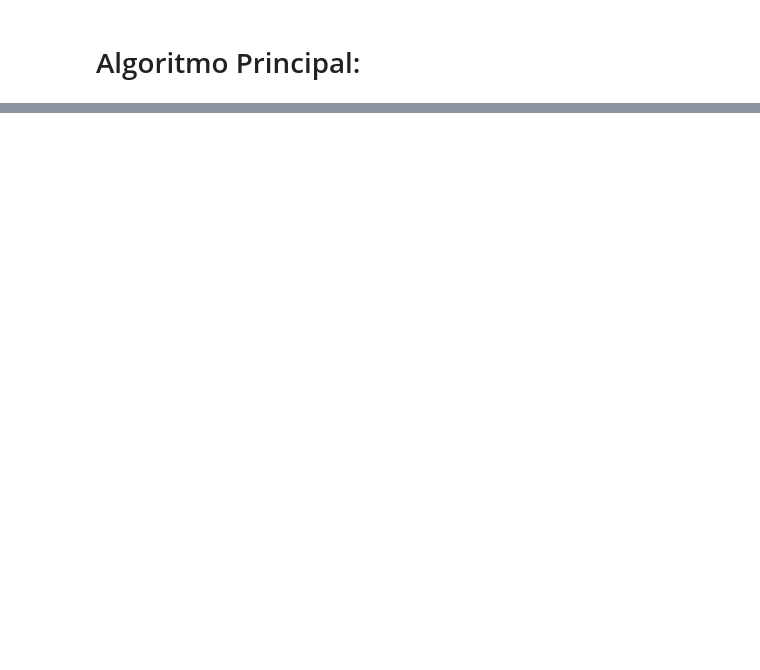
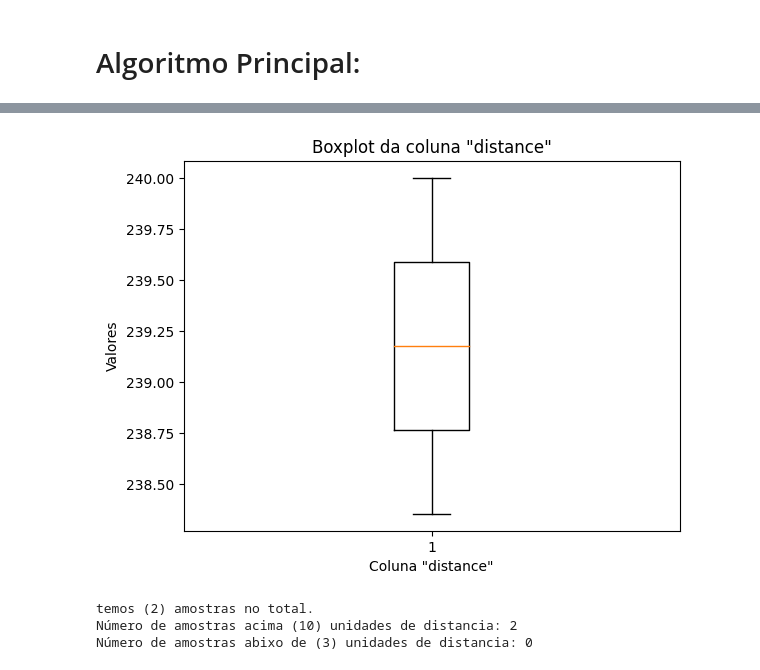
Before and after one commit to Gus-1003/ISD-invention, a Jupyter notebook: Pesquisa/5_Validação_Modularizada.ipynb, the cells around one changed output, grey strips where cells are left out. Drawn from its saved outputs; the diff is of its cells as text; code cells hidden in the pictures; blank space fills up the shorter version.

```diff
--- a/Pesquisa/5_Validação_Modularizada.ipynb
+++ b/Pesquisa/5_Validação_Modularizada.ipynb
@@ -508,0 +417,9 @@ Avanços:
+# %%
+# Dicionário com os dados de todas as imagens
+#dados_gerais = {}
+
+# Chama a função create_dataset_image com o dicionário completo de todas as imagens
+dataset_geral = create_dataset_image(resultados[2])
+
+# Salva o DataFrame em um arquivo CSV
+dataset_geral.to_csv(destino + "_dataset_geral.csv", index=False)
@@ -508,0 +444,43 @@ Avanços:
+# %%
+# Acesse a coluna "distance" do DataFrame
+coluna_distance = dataset_geral['distance_red_green']
+
+# Crie um boxplot da coluna "distance"
+plt.boxplot(coluna_distance)
+
+# Adicione rótulos e título ao gráfico
+plt.xlabel('Coluna "distance"')
+plt.ylabel('Valores')
+plt.title('Boxplot da coluna "distance"')
+
+# Exiba o gráfico
+plt.show()
+# %% [output]
+[figure, added]
+# %%
+qtd_amostras = coluna_distance.count()
+
+# Defina o limiar
+limiar = 10
+
+# Area de interesse:
+ideais = 3
+
+# Conte o número de amostras que são superiores ao limiar
+contador = np.sum(coluna_distance > limiar)
+
+# Conte o número de amostras que são superiores ao limiar
+desejo = np.sum(coluna_distance < ideais)
+
+# Imprima o resultado
+print(f"temos ({qtd_amostras}) amostras no total.")
+
+# Imprima o resultado
+print(f"Número de amostras acima ({limiar}) unidades de distancia: {contador}")
+
+# Imprima o resultado
+print(f"Número de amostras abixo de ({ideais}) unidades de distancia: {desejo}")
+# %% [output]
+temos (2) amostras no total.
+Número de amostras acima (10) unidades de distancia: 2
+Número de amostras abixo de (3) unidades de distancia: 0
```
Also changed, not shown: parts of 23 cells of this notebook.
